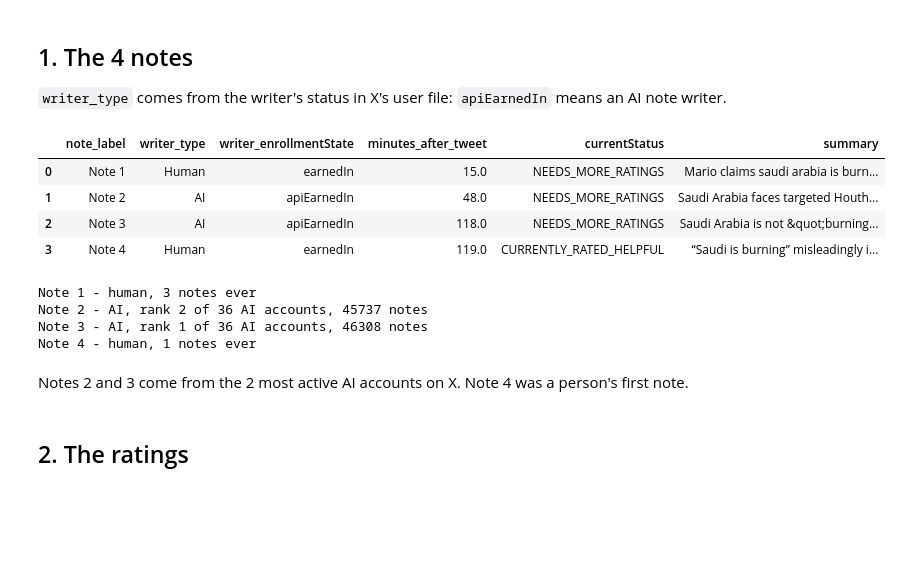
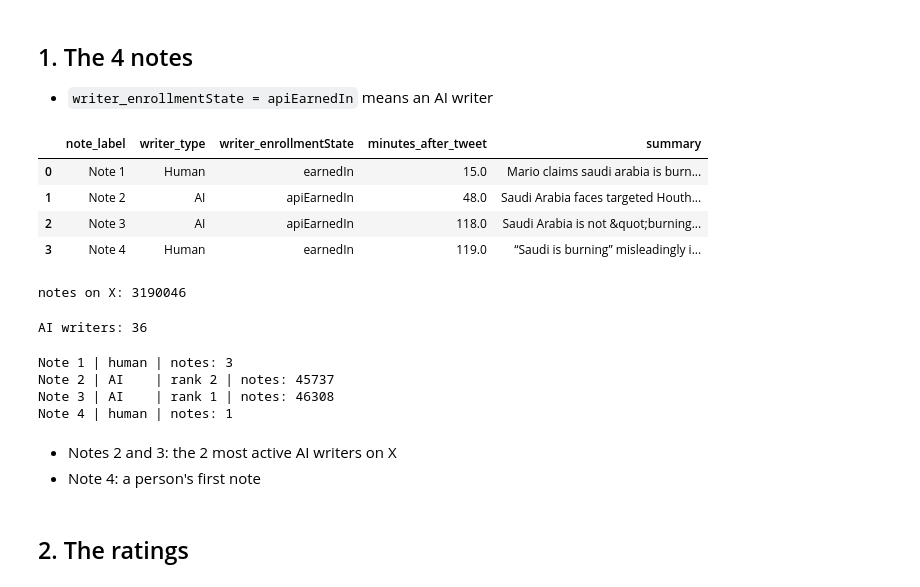
Before and after one commit to Dhanush-0017/community-notes, a Jupyter notebook: saudi_summary.ipynb, the cells around one changed output. Saved outputs shown, nothing was run; the diff lists cells and outputs as text; code cells hidden in the pictures; blank space fills up the shorter version.

```diff
--- a/saudi_summary.ipynb
+++ b/saudi_summary.ipynb
@@ -5 +6,13 @@ notes → ratings → raters → trusted or not → which model → X's scores.
+# %%
+import glob
+
+import pandas as pd
+
+pd.set_option("display.max_colwidth", 80)
+
+# ids are 19 digits, read them as text so pandas doesn't round them
+id_columns = {"noteId": str, "tweetId": str, "noteAuthorParticipantId": str, "raterParticipantId": str, "participantId": str}
+
+saudi_folder = "dataset/tweet_2109031558967615703/"
+note_names = ["Note 1", "Note 2", "Note 3", "Note 4"]
 # %%
@@ -25,40 +40,54 @@ notes: 4 | ratings: 456 | raters: 263
 # %% [markdown]
 ## 1. The 4 notes
-`writer_type` comes from the writer's status in X's user file: `apiEarnedIn` means an AI note writer.
+- `writer_enrollmentState = apiEarnedIn` means an AI writer
 # %%
-tweet_time = pd.to_datetime(combined["tweet_created_at"][0], utc=True)
-notes["minutes_after_tweet"] = (pd.to_datetime(notes["createdAtMillis"], unit="ms", utc=True) - tweet_time).dt.total_seconds() // 60
-notes = notes.merge(note_status[["noteId", "currentStatus"]], on="noteId")
+# minutes between the tweet and each note
+note_time = pd.to_datetime(notes["createdAtMillis"], unit="ms", utc=True)
+notes["minutes_after_tweet"] = (note_time - tweet_time).dt.total_seconds() // 60
 
-notes[["note_label", "writer_type", "writer_enrollmentState", "minutes_after_tweet", "currentStatus", "summary"]]
+notes[["note_label", "writer_type", "writer_enrollmentState", "minutes_after_tweet", "summary"]]
 # %% [output]
-|  | note_label | writer_type | writer_enrollmentState | minutes_after_tweet | currentStatus | summary |
-| 0 | Note 1 | Human | earnedIn | 15.0 | NEEDS_MORE_RATINGS | Mario claims saudi arabia is burn... |
-| 1 | Note 2 | AI | apiEarnedIn | 48.0 | NEEDS_MORE_RATINGS | Saudi Arabia faces targeted Houth... |
-| 2 | Note 3 | AI | apiEarnedIn | 118.0 | NEEDS_MORE_RATINGS | Saudi Arabia is not &quot;burning... |
-| 3 | Note 4 | Human | earnedIn | 119.0 | CURRENTLY_RATED_HELPFUL | “Saudi is burning” misleadingly i... |
+|  | note_label | writer_type | writer_enrollmentState | minutes_after_tweet | summary |
+| 0 | Note 1 | Human | earnedIn | 15.0 | Mario claims saudi arabia is burn... |
+| 1 | Note 2 | AI | apiEarnedIn | 48.0 | Saudi Arabia faces targeted Houth... |
+| 2 | Note 3 | AI | apiEarnedIn | 118.0 | Saudi Arabia is not &quot;burning... |
+| 3 | Note 4 | Human | earnedIn | 119.0 | “Saudi is burning” misleadingly i... |
+# %%
+# every note ever written on X (5 files, about a minute)
+note_parts = []
+for file in sorted(glob.glob("data/notes/notes-*.tsv")):
+    one_file = pd.read_csv(file, sep="\t", usecols=["noteAuthorParticipantId"], dtype=id_columns)
+    note_parts.append(one_file)
+all_notes = pd.concat(note_parts)
+
+notes_per_writer = all_notes["noteAuthorParticipantId"].value_counts()
+print("notes on X:", len(all_notes))
+# %% [output]
+notes on X: 3190046
 # %%
-# how active are these writers? count every note in X's data (takes about a minute)
-all_notes = pd.concat(pd.read_csv(f, sep="\t", usecols=["noteAuthorParticipantId"], dtype=id_columns)
-                      for f in sorted(glob.glob("data/notes/notes-*.tsv")))
+# AI writers, most active first
 users = pd.read_csv("data/userEnrollment-00000.tsv", sep="\t", usecols=["participantId", "enrollmentState"], dtype=id_columns)
 ai_writers = set(users.loc[users["enrollmentState"] == "apiEarnedIn", "participantId"])
 
-notes_per_writer = all_notes["noteAuthorParticipantId"].value_counts()
 ai_ranking = list(notes_per_writer[notes_per_writer.index.isin(ai_writers)].index)
-
-for _, note in notes.iterrows():
-    writer = note["noteAuthorParticipantId"]
-    if writer in ai_ranking:
-        print(note["note_label"], "- AI, rank", ai_ranking.index(writer) + 1, "of", len(ai_ranking), "AI accounts,", notes_per_writer[writer], "notes")
-    else:
-        print(note["note_label"], "- human,", notes_per_writer[writer], "notes ever")
+print("AI writers:", len(ai_ranking))
 # %% [output]
-Note 1 - human, 3 notes ever
-Note 2 - AI, rank 2 of 36 AI accounts, 45737 notes
-Note 3 - AI, rank 1 of 36 AI accounts, 46308 notes
-Note 4 - human, 1 notes ever
+AI writers: 36
+# %%
+# where our 4 writers stand
+for _, note in notes.iterrows():
+    writer = note["noteAuthorParticipantId"]
+    if writer in ai_ranking:
+        print(note["note_label"], "| AI    | rank", ai_ranking.index(writer) + 1, "| notes:", notes_per_writer[writer])
+    else:
+        print(note["note_label"], "| human | notes:", notes_per_writer[writer])
+# %% [output]
+Note 1 | human | notes: 3
+Note 2 | AI    | rank 2 | notes: 45737
+Note 3 | AI    | rank 1 | notes: 46308
+Note 4 | human | notes: 1
 # %% [markdown]
-Notes 2 and 3 come from the 2 most active AI accounts on X. Note 4 was a person's first note.
+- Notes 2 and 3: the 2 most active AI writers on X
+- Note 4: a person's first note
 # %% [markdown]
 ## 2. The ratings
```
Also changed, not shown: parts of 52 cells of this notebook, 3 other files.
